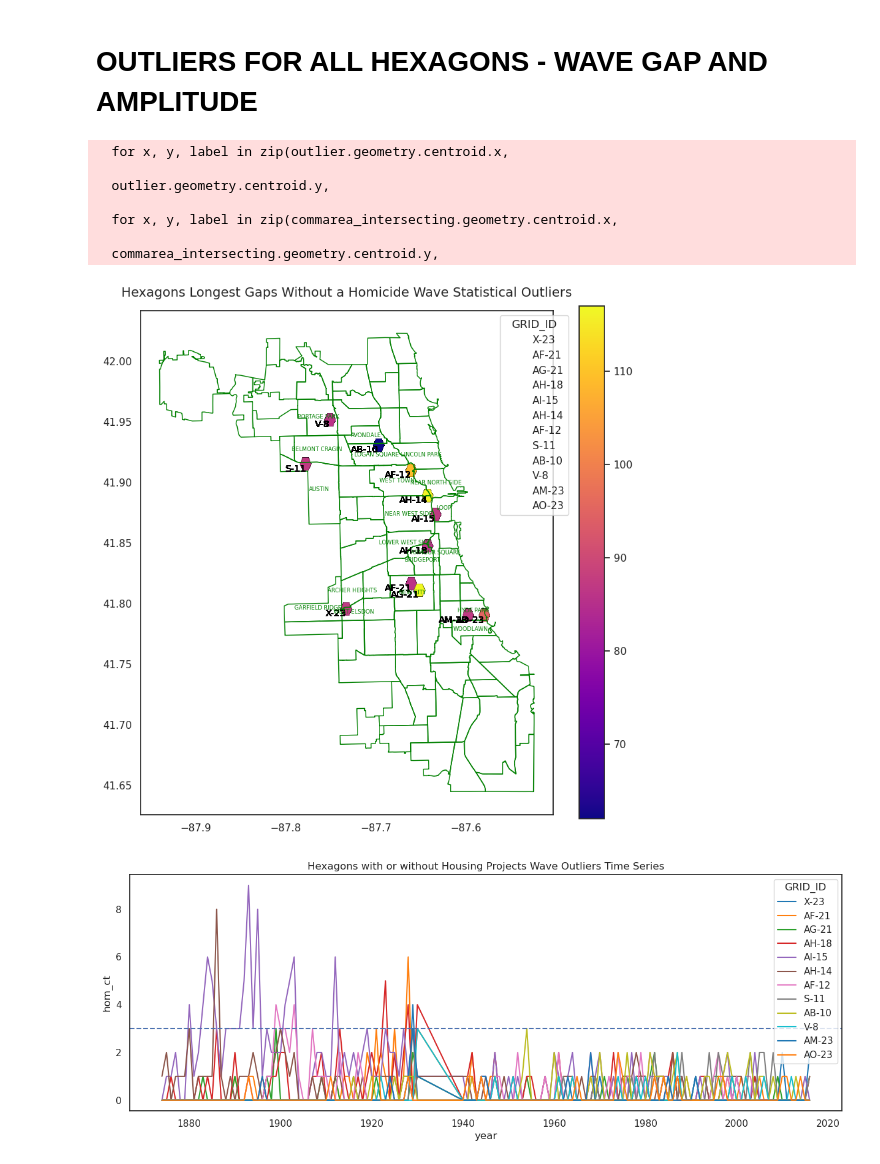
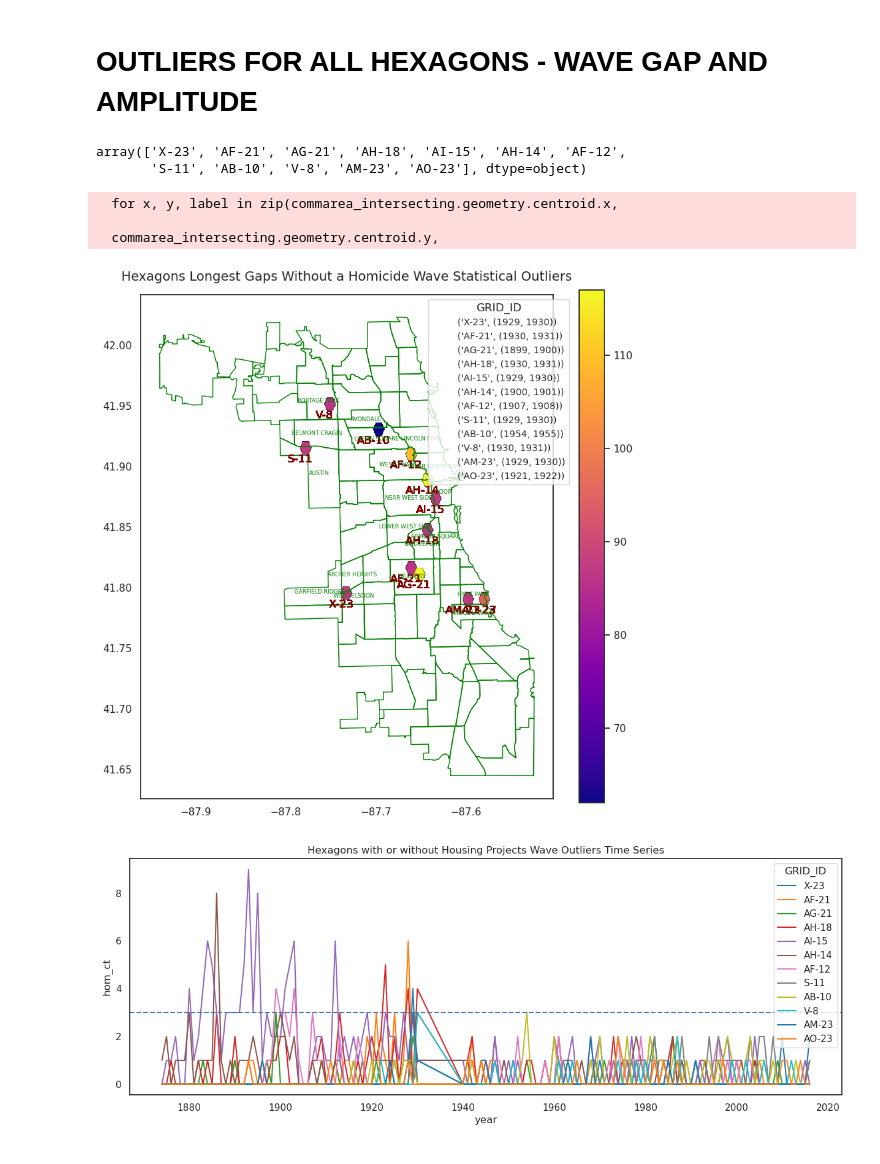
Before and after one commit to uchicago-justice-project/decreasing-homicide-waves, a Jupyter notebook: hom_decrease.ipynb, the cells around one changed output. Saved outputs shown, nothing was run; the diff lists cells and outputs as text; code cells hidden in the pictures.

```diff
--- a/hom_decrease.ipynb
+++ b/hom_decrease.ipynb
@@ -413,10 +457,14 @@ sns.set_style(rc={'axes.facecolor':'white', 'figure.facecolor': 'white'})
 anomaly.plot(column="longest_gap", cmap="plasma", edgecolor="black", linewidth=0.1, legend=True, ax=ax)
 ax.set_title("Hexagons with Housing Projects (2013) Longest Gaps Without a Homicide Wave Statistical Outliers", fontsize=14, pad=15)
 
-for x, y, label in zip(anomaly.geometry.centroid.x,
-                        anomaly.geometry.centroid.y,
-                        anomaly["GRID_ID"]):
-    ax.text(x, y, label, fontsize=10, color="black", ha="right", va="top", weight="light", wrap=True)
+wave_sub_df = wave_metrics[(wave_metrics.wave_end_year.isin(anomaly.last_wave_end)) &
+                (wave_metrics.GRID_ID.isin(anomaly.GRID_ID))]
+
+for geo, label in zip(anomaly.geometry,
+                        anomaly.GRID_ID):
+    x_min, y_min, x_max, y_max = geo.bounds
+    ax.text(x_min, y_min, label,
+             fontsize=12, color='maroon' , ha="center", va="top", weight="light", wrap=True)
 #ax.annotate("Note: Hexagons where bldg_ct = 0 have been excluded in this visualization", xy=(0.5, -0.1), xycoords="axes fraction", ha="center", fontsize=10)
 
 commarea.plot(facecolor="none", edgecolor="green", linewidth=1, ax=ax)
@@ -430,10 +478,16 @@ for x, y, label in zip(commarea_intersecting.geometry.centroid.x,
                         commarea_intersecting["COMMUNITY"]):
     ax.text(x, y, label, fontsize=6, color="green", ha="center", va="center", wrap=True)
 
-unique_ids = anomaly["GRID_ID"].unique()
 
-handles = [plt.Line2D([0], [0], linestyle='', label=grid_id) for grid_id in unique_ids]
-plt.legend(handles=handles, title="GRID_ID", bbox_to_anchor=(1.05, 1), loc='upper right')
+legend = []
+
+for i in anomaly['GRID_ID'].unique():
+    wave_sub_df = wave_metrics[(wave_metrics.wave_end_year==anomaly[anomaly['GRID_ID']==i]['last_wave_end'].max()) &
+                (wave_metrics.GRID_ID==i)]
+    legend.append((i, (int(wave_sub_df.loc[:, 'wave_start_year']), int(wave_sub_df.loc[:, 'wave_end_year']))))
+
+handles = [plt.Line2D([0], [0], linestyle='', label=grid_id) for grid_id in legend]
+plt.legend(handles=handles, fontsize=10, title="GRID_ID", bbox_to_anchor=(1.05, 1), loc='upper right')
 
 plt.savefig('viz/projects_longest_gaps_outliers.png')
 
@@ -473,49 +525,57 @@ AK-18, AG-15
 # OUTLIERS FOR ALL HEXAGONS - WAVE GAP AND AMPLITUDE
 # %%
 outlier = map_data[map_data['longest_gap'] > 60]
+# %%
+outlier.GRID_ID.unique()
+# %% [output]
+array(['X-23', 'AF-21', 'AG-21', 'AH-18', 'AI-15', 'AH-14', 'AF-12',
+       'S-11', 'AB-10', 'V-8', 'AM-23', 'AO-23'], dtype=object)
 # %%
 # Create figure and axis
 fig, ax = plt.subplots(figsize=(10, 10))
 
 sns.set_style(rc={'axes.facecolor':'white', 'figure.facecolor': 'white'})
 
 # Plot all hexagons colored by longest_gap
 outlier.plot(column="longest_gap", cmap="plasma", edgecolor="black", linewidth=0.1, legend=True, ax=ax)
 ax.set_title("Hexagons Longest Gaps Without a Homicide Wave Statistical Outliers", fontsize=14, pad=15)
 
-for x, y, label in zip(outlier.geometry.centroid.x,
-                        outlier.geometry.centroid.y,
-                        outlier["GRID_ID"]):
-    ax.text(x, y, label, fontsize=10, color="black", ha="right", va="top", weight="light", wrap=True)
+for geo, label in zip(outlier.geometry,
+                        outlier.GRID_ID):
+    x_min, y_min, x_max, y_max = geo.bounds
+    ax.text(x_min, y_min, label,
+             fontsize=12, color='maroon', ha="center", va="top", weight="light", wrap=True)
 #ax.annotate("Note: Hexagons where bldg_ct = 0 have been excluded in this visualization", xy=(0.5, -0.1), xycoords="axes fraction", ha="center", fontsize=10)
 
 commarea.plot(facecolor="none", edgecolor="green", linewidth=1, ax=ax)
 
 commarea_intersecting = commarea[commarea.geometry.apply(lambda g: outlier.geometry.intersects(g).any())]
 
 # Add labels for only the intersecting communities
 for x, y, label in zip(commarea_intersecting.geometry.centroid.x,
                         commarea_intersecting.geometry.centroid.y,
                         commarea_intersecting["COMMUNITY"]):
     ax.text(x, y, label, fontsize=6, color="green", ha="center", va="center", wrap=True)
 
-unique_ids = outlier["GRID_ID"].unique()
+legend = []
 
-handles = [plt.Line2D([0], [0], linestyle='', label=grid_id) for grid_id in unique_ids]
-plt.legend(handles=handles, title="GRID_ID", bbox_to_anchor=(1.05, 1), loc='upper right')
+for i in outlier['GRID_ID'].unique():
+    wave_sub_df = wave_metrics[(wave_metrics.wave_end_year==outlier[outlier['GRID_ID']==i]['last_wave_end'].max()) &
+                (wave_metrics.GRID_ID==i)]
+    legend.append((i, (int(wave_sub_df.loc[:, 'wave_start_year']), int(wave_sub_df.loc[:, 'wave_end_year']))))
+
+handles = [plt.Line2D([0], [0], linestyle='', label=grid_id) for grid_id in legend]
+
+plt.legend(handles=handles, title="GRID_ID", fontsize=10, bbox_to_anchor=(1.05, 1), loc='upper right')
 
 plt.savefig('viz/outliers.png')
 
 plt.show()
 # %% [output]
-  for x, y, label in zip(outlier.geometry.centroid.x,
-
-  outlier.geometry.centroid.y,
-
   for x, y, label in zip(commarea_intersecting.geometry.centroid.x,
 
   commarea_intersecting.geometry.centroid.y,
-[figure, old version]
+[figure, new version]
 # %%
 sns.set_theme(style='white')
 
```
Also changed, not shown: parts of 17 cells of this notebook, 9 other files.
